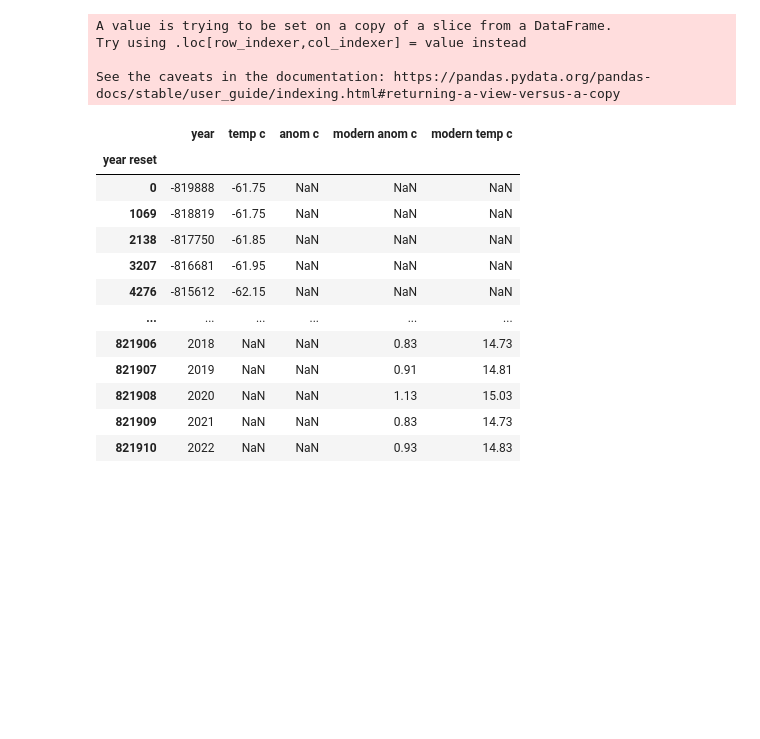
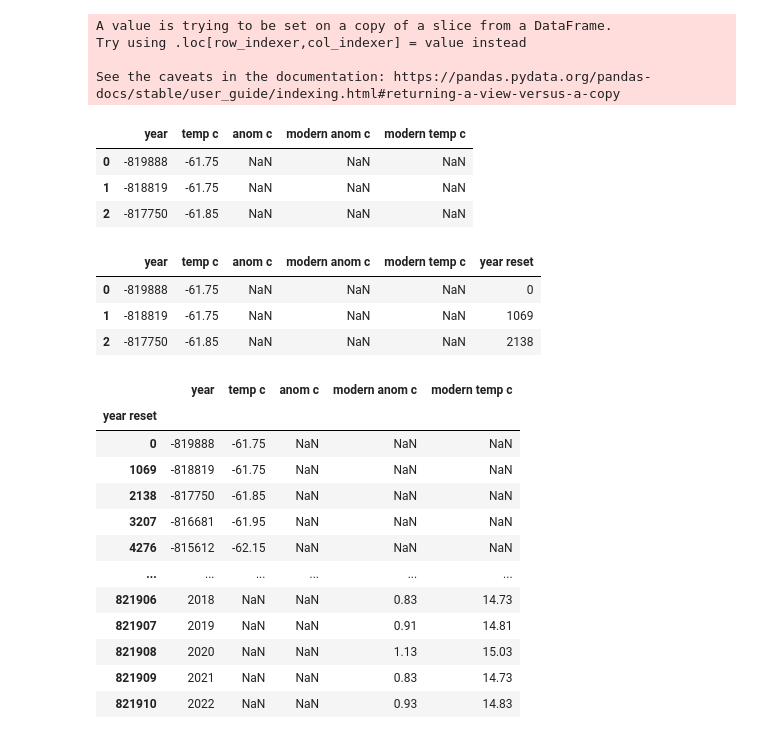
Before and after one commit to nurbujang/2progdaw23, a Jupyter notebook: project2.ipynb, the cells around one changed output. Saved outputs shown, nothing was run; the diff lists cells and outputs as text; code cells hidden in the pictures; blank space fills up the shorter version.

```diff
--- a/project2.ipynb
+++ b/project2.ipynb
@@ -372,9 +373,20 @@ df_temp_all_0_1 = df_temp_all[0].merge(df_temp_all[1],
 df_temp_all_0_2 = df_temp_all_0_1.merge(df_temp_all[2], left_on='year', right_on='year', how='outer')
 df_temp_all_0_2.sort_values('year', inplace=True)
 df_temp_all_0_2.reset_index(drop=True, inplace=True)
-#df_temp_all_0_2.to_excel('df_temp_all_0-2.xlsx')
+df_temp_all_0_2.head(3)
+# %% [output]
+|  | year | temp c | anom c | modern anom c | modern temp c |
+| 0 | -819888 | -61.75 | NaN | NaN | NaN |
+| 1 | -818819 | -61.75 | NaN | NaN | NaN |
+| 2 | -817750 | -61.85 | NaN | NaN | NaN |
 # %%
 df_temp_all_0_2['year reset'] = df_temp_all_0_2['year'] + np.negative(df_temp_all_0_2['year'].min())
+df_temp_all_0_2.head(3)
+# %% [output]
+|  | year | temp c | anom c | modern anom c | modern temp c | year reset |
+| 0 | -819888 | -61.75 | NaN | NaN | NaN | 0 |
+| 1 | -818819 | -61.75 | NaN | NaN | NaN | 1069 |
+| 2 | -817750 | -61.85 | NaN | NaN | NaN | 2138 |
 # %%
 df_temp_all_0_2.set_index('year reset', inplace=True)
 df_temp_all_0_2
```
Also changed, not shown: parts of 7 cells of this notebook, 1 other file.
